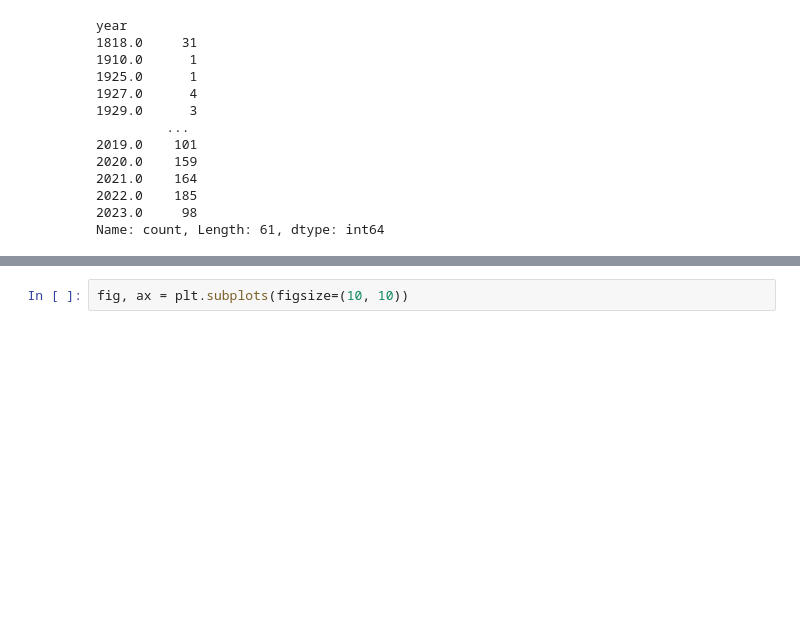
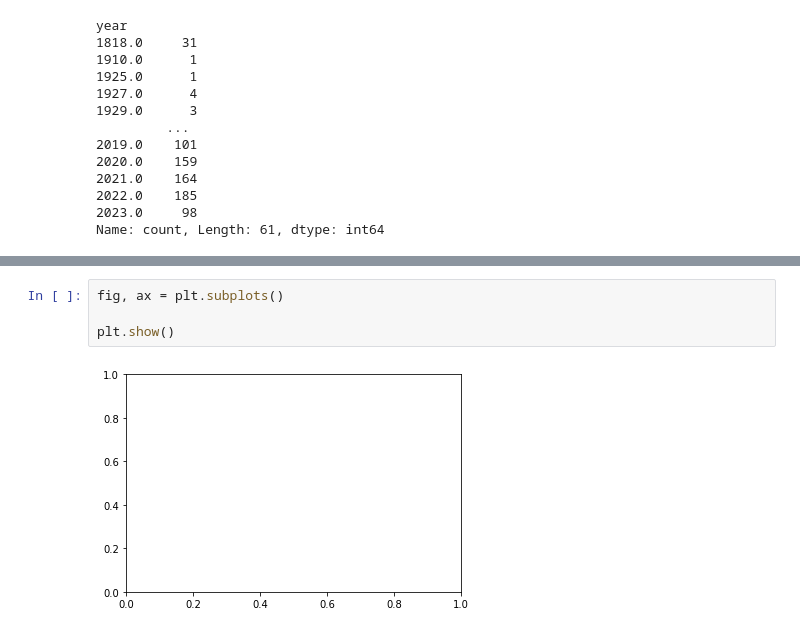
Before and after one commit to carmengg/eds-220-book, a Jupyter notebook: lectures/lesson-9-pigs.ipynb, the cells around one changed output, grey strips where cells are left out. Cells and saved outputs as stored; diff of their text form; blank space fills up the shorter version.

Commit message:
need to add plot

```diff
--- a/lectures/lesson-9-pigs.ipynb
+++ b/lectures/lesson-9-pigs.ipynb
@@ -97,2 +96,6 @@ pigs_recent.plot()
 # %%
-fig, ax = plt.subplots(figsize=(10, 10))
+fig, ax = plt.subplots()
+
+plt.show()
+# %% [output]
+[figure, added]
```
Also changed, not shown: parts of 5 cells of this notebook, 1 other file.
